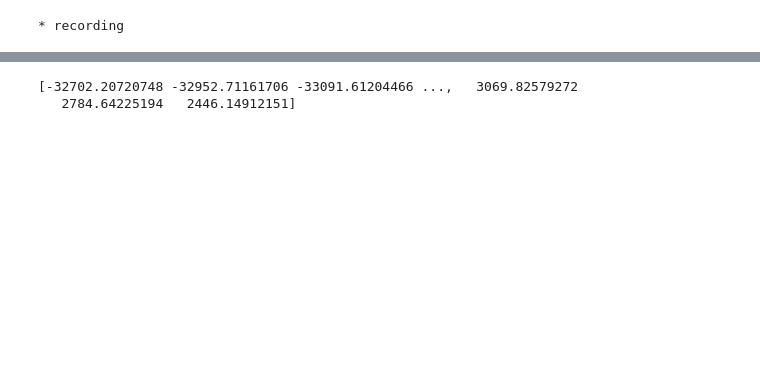
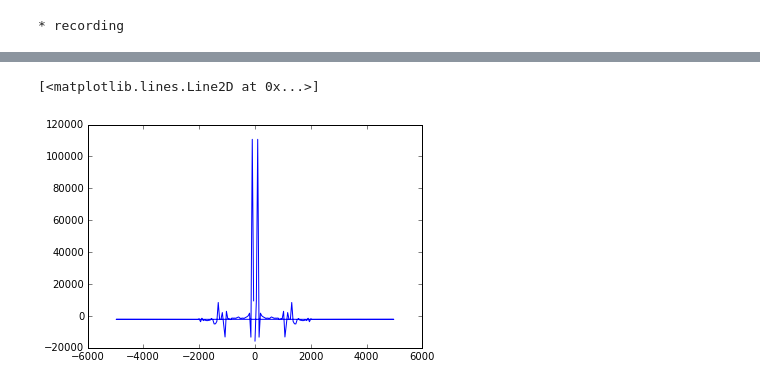
Before and after one commit to jabb1123/Vocoder_project-SigSys, a Jupyter notebook: code/Audio_vocoder.ipynb, the cells around one changed output, grey strips where cells are left out. Drawn from its saved outputs; the diff is of its cells as text; code cells hidden in the pictures; blank space fills up the shorter version.

```diff
--- a/code/Audio_vocoder.ipynb
+++ b/code/Audio_vocoder.ipynb
@@ -170,14 +188,26 @@ y = np.fft.fft(Seg[0].ys)
+# %%
+freq = np.fft.fftfreq(x.shape[-1])
+
+plt.plot(freq*10000, -x.real)
+# %% [output]
+[<matplotlib.lines.Line2D at 0x...>]
+[figure, added]
 # %%
 frames= RATE
 for i in range(len(vSeg)):
-    x = np.fft.rfft(vSeg[i])
-    y = np.fft.rfft(Seg[i].ys)
-    hs =(np.absolute(x)*np.absolute(y))*(np.cos(np.angle(y))+(np.sin(np.angle(y))*1j))
+    x = np.fft.fft(vSeg[i])
+    y = np.fft.fft(Seg[i].ys)
+    hs =(np.absolute(x)*np.absolute(y))
     if i == 0:
-        voc_s =(np.fft.irfft(hs))
+        voc_s =(np.fft.ifft(hs))
+
+    elif i==100 :
+        v1 = hs
     else:
-         voc_s = np.concatenate((voc_s, np.fft.irfft(hs)))
-print(voc_s)
+         voc_s = np.concatenate((voc_s, np.fft.ifft(hs)))
+
+buf = np.zeros((len(voc_s), 2), dtype = np.int16)
+
+for y in range(len(voc_s)):
+    buf[y][0] = voc_s[y]
+    buf[y][1] = voc_s[y]
-# %% [output]
-[-32702.20720748 -32952.71161706 -33091.61204466 ...,   3069.82579272
-   2784.64225194   2446.14912151]
```
Also changed, not shown: parts of 14 cells of this notebook, 21 other files.
